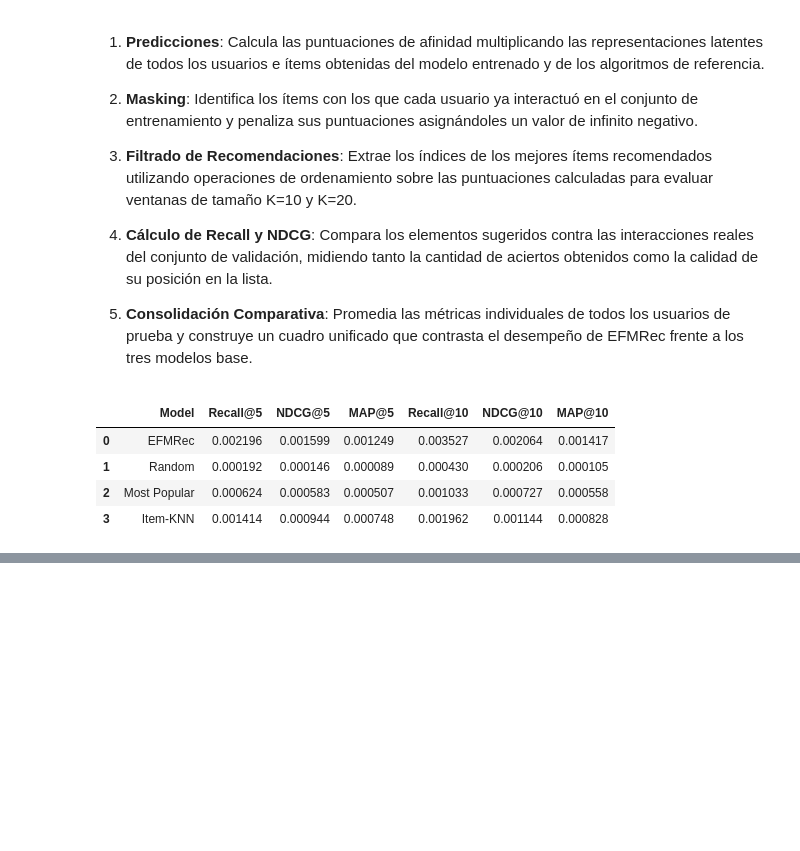
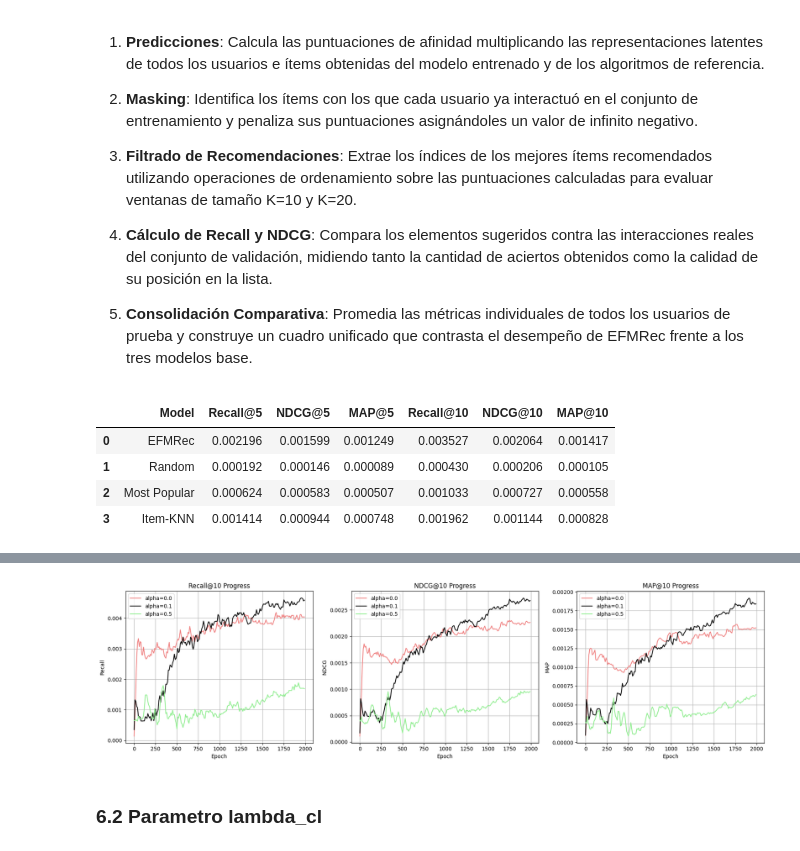
Before and after one commit to bcerdam/recsys-pf, a Jupyter notebook: notebooks/efm_rec.ipynb, the cells around one changed output, grey strips where cells are left out. Saved outputs shown, nothing was run; the diff lists cells and outputs as text; code cells hidden in the pictures; blank space fills up the shorter version.

```diff
--- a/notebooks/efm_rec.ipynb
+++ b/notebooks/efm_rec.ipynb
@@ -659,0 +785,36 @@ display(comparison_df)
+# %%
+fig, axes = plt.subplots(1, 3, figsize=(18, 5))
+colors = ['lightcoral', 'black', 'lightgreen']
+
+for idx, alpha in enumerate(alpha_values):
+    res = all_results[alpha]
+
+    axes[0].plot(res['epochs'], res['recall'], label=f"alpha={alpha}", color=colors[idx])
+    axes[1].plot(res['epochs'], res['ndcg'], label=f"alpha={alpha}", color=colors[idx])
+    axes[2].plot(res['epochs'], res['map'], label=f"alpha={alpha}", color=colors[idx])
+
+axes[0].set_xlabel("Epoch")
+axes[0].set_ylabel("Recall")
+axes[0].set_title("Recall@10 Progress")
+axes[0].legend()
+axes[0].grid(True)
+
+axes[1].set_xlabel("Epoch")
+axes[1].set_ylabel("NDCG")
+axes[1].set_title("NDCG@10 Progress")
+axes[1].legend()
+axes[1].grid(True)
+
+axes[2].set_xlabel("Epoch")
+axes[2].set_ylabel("MAP")
+axes[2].set_title("MAP@10 Progress")
+axes[2].legend()
+axes[2].grid(True)
+
+plt.tight_layout()
+plt.savefig('experimentacion_alpha.jpeg')
+plt.show()
+# %% [output]
+[figure, added]
+# %% [markdown]
+### 6.2 Parametro lambda_cl
```
Also changed, not shown: parts of 6 cells of this notebook.
